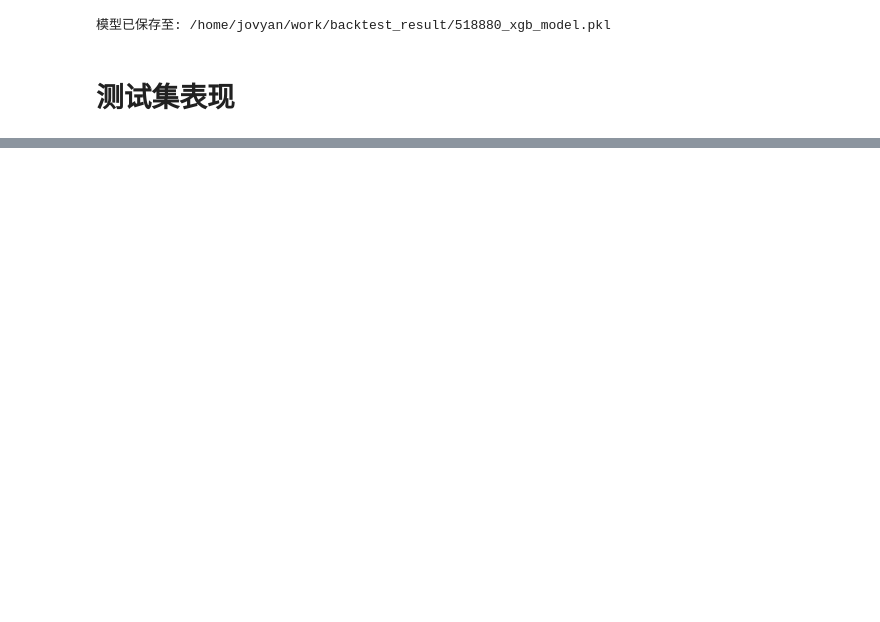
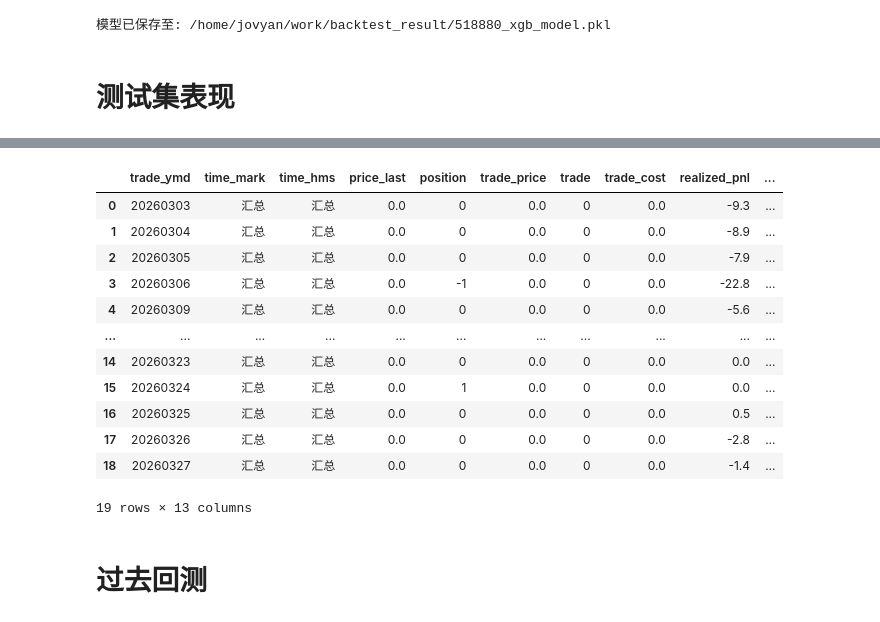
Before and after one commit to artinsophia/Quant-Intern-2026, a Jupyter notebook: two_models/delta.ipynb, the cells around one changed output, grey strips where cells are left out. Drawn from its saved outputs; the diff is of its cells as text; code cells hidden in the pictures; blank space fills up the shorter version.

```diff
--- a/two_models/delta.ipynb
+++ b/two_models/delta.ipynb
@@ -634,3 +646,21 @@ instrument_id 511090
+# %%
+backtest_df
+# %% [output]
+|  | trade_ymd | time_mark | time_hms | price_last | position | trade_price | trade | trade_cost | realized_pnl | ... |
+| 0 | 20260303 | 汇总 | 汇总 | 0.0 | 0 | 0.0 | 0 | 0.0 | -9.3 | ... |
+| 1 | 20260304 | 汇总 | 汇总 | 0.0 | 0 | 0.0 | 0 | 0.0 | -8.9 | ... |
+| 2 | 20260305 | 汇总 | 汇总 | 0.0 | 0 | 0.0 | 0 | 0.0 | -7.9 | ... |
+| 3 | 20260306 | 汇总 | 汇总 | 0.0 | -1 | 0.0 | 0 | 0.0 | -22.8 | ... |
+| 4 | 20260309 | 汇总 | 汇总 | 0.0 | 0 | 0.0 | 0 | 0.0 | -5.6 | ... |
+| ... | ... | ... | ... | ... | ... | ... | ... | ... | ... | ... |
+| 14 | 20260323 | 汇总 | 汇总 | 0.0 | 0 | 0.0 | 0 | 0.0 | 0.0 | ... |
+| 15 | 20260324 | 汇总 | 汇总 | 0.0 | 1 | 0.0 | 0 | 0.0 | 0.0 | ... |
+| 16 | 20260325 | 汇总 | 汇总 | 0.0 | 0 | 0.0 | 0 | 0.0 | 0.5 | ... |
+| 17 | 20260326 | 汇总 | 汇总 | 0.0 | 0 | 0.0 | 0 | 0.0 | -2.8 | ... |
+| 18 | 20260327 | 汇总 | 汇总 | 0.0 | 0 | 0.0 | 0 | 0.0 | -1.4 | ... |
+19 rows × 13 columns
+# %% [markdown]
+# 过去回测
 # %%
 backtest_df
 # %% [output]
```
Also changed, not shown: parts of 15 cells of this notebook.
